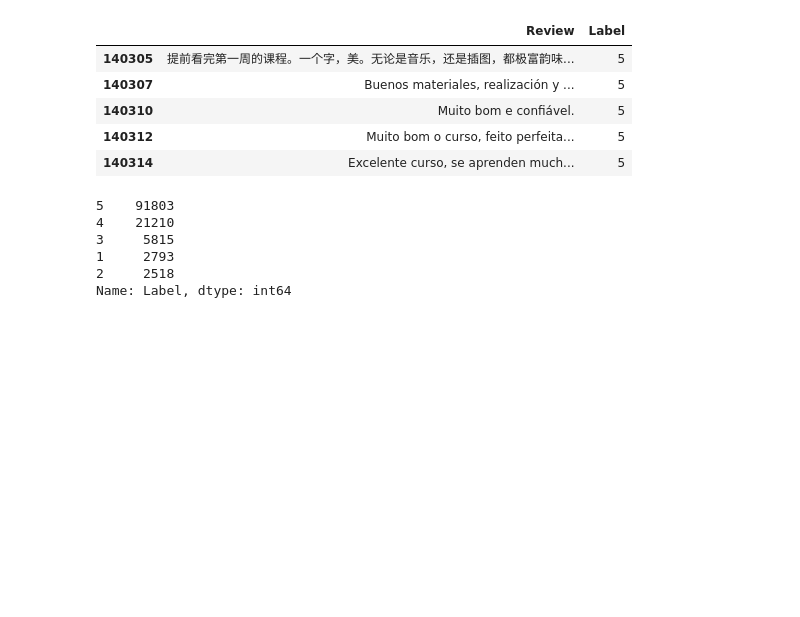
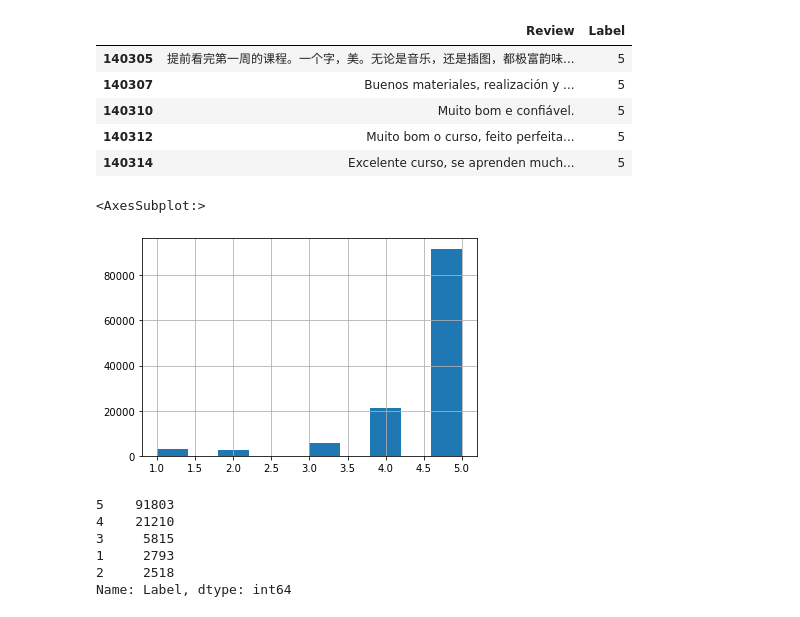
Before and after one commit to genie-lee-beep/Jieun-Lee, a Jupyter notebook: NLP/Coursera review analysis.ipynb, the cells around one changed output. Cells and saved outputs as stored; diff of their text form; code cells hidden in the pictures; blank space fills up the shorter version.

```diff
--- a/NLP/Coursera review analysis.ipynb
+++ b/NLP/Coursera review analysis.ipynb
@@ -82,6 +69,11 @@ reviews.tail()
 | 140310 | Muito bom e confiável. | 5 |
 | 140312 | Muito bom o curso, feito perfeita... | 5 |
 | 140314 | Excelente curso, se aprenden much... | 5 |
+# %%
+reviews['Label'].hist()
+# %% [output]
+<AxesSubplot:>
+[figure, added]
 # %%
 reviews['Label'].value_counts()
 # %% [output]
```
Also changed, not shown: parts of 8 cells of this notebook.
